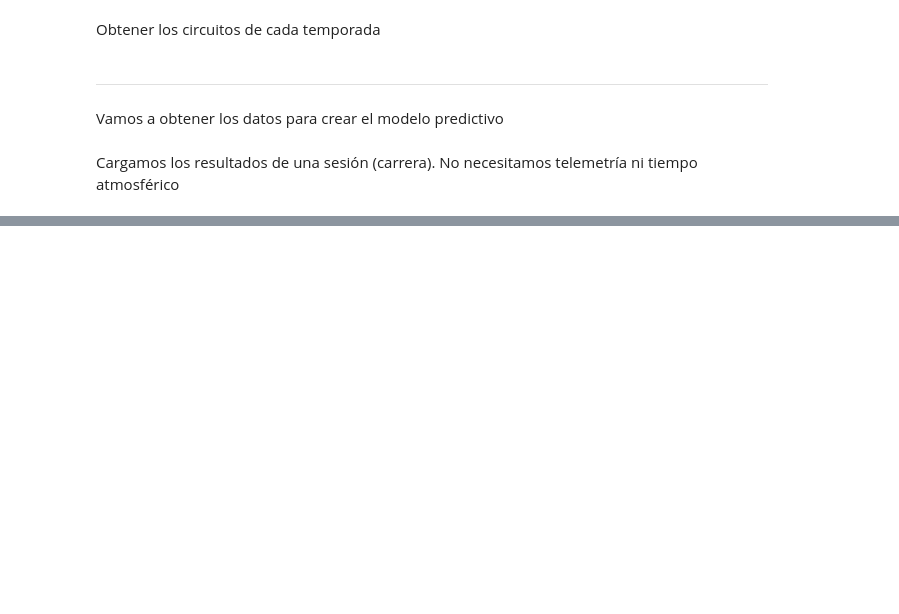
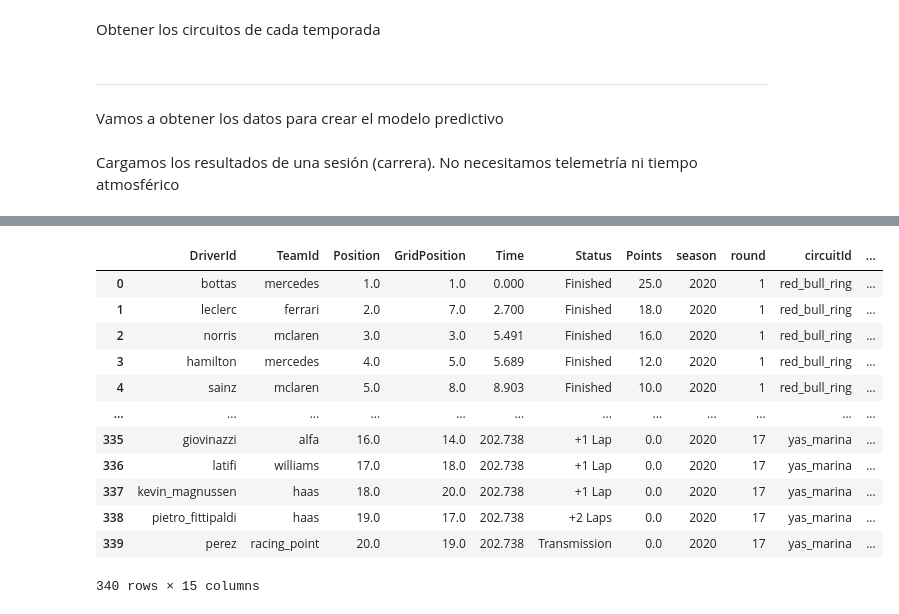
Before and after one commit to SupernovaIa/Formula-1-ML-Project, a Jupyter notebook: notebook/01-model-race.ipynb, the cells around one changed output, grey strips where cells are left out. Saved outputs shown, nothing was run; the diff lists cells and outputs as text; code cells hidden in the pictures; blank space fills up the shorter version.

```diff
--- a/notebook/01-model-race.ipynb
+++ b/notebook/01-model-race.ipynb
@@ -146,0 +282,18 @@ core           INFO     Finished loading data for 20 drivers: ['16', '55', '44',
+# %%
+df_aux = results_df.drop(columns=['weather', 'yellows', 'reds', 'safety_cars', 'virtual_safety_cars'])
+# %%
+df_aux.merge(right=races, how='inner', on=['season', 'round', 'circuitId'])
+# %% [output]
+|  | DriverId | TeamId | Position | GridPosition | Time | Status | Points | season | round | circuitId | ... |
+| 0 | bottas | mercedes | 1.0 | 1.0 | 0.000 | Finished | 25.0 | 2020 | 1 | red_bull_ring | ... |
+| 1 | leclerc | ferrari | 2.0 | 7.0 | 2.700 | Finished | 18.0 | 2020 | 1 | red_bull_ring | ... |
+| 2 | norris | mclaren | 3.0 | 3.0 | 5.491 | Finished | 16.0 | 2020 | 1 | red_bull_ring | ... |
+| 3 | hamilton | mercedes | 4.0 | 5.0 | 5.689 | Finished | 12.0 | 2020 | 1 | red_bull_ring | ... |
+| 4 | sainz | mclaren | 5.0 | 8.0 | 8.903 | Finished | 10.0 | 2020 | 1 | red_bull_ring | ... |
+| ... | ... | ... | ... | ... | ... | ... | ... | ... | ... | ... | ... |
+| 335 | giovinazzi | alfa | 16.0 | 14.0 | 202.738 | +1 Lap | 0.0 | 2020 | 17 | yas_marina | ... |
+| 336 | latifi | williams | 17.0 | 18.0 | 202.738 | +1 Lap | 0.0 | 2020 | 17 | yas_marina | ... |
+| 337 | kevin_magnussen | haas | 18.0 | 20.0 | 202.738 | +1 Lap | 0.0 | 2020 | 17 | yas_marina | ... |
+| 338 | pietro_fittipaldi | haas | 19.0 | 17.0 | 202.738 | +2 Laps | 0.0 | 2020 | 17 | yas_marina | ... |
+| 339 | perez | racing_point | 20.0 | 19.0 | 202.738 | Transmission | 0.0 | 2020 | 17 | yas_marina | ... |
+340 rows × 15 columns
```
Also changed, not shown: parts of 17 cells of this notebook, 1 other file.
